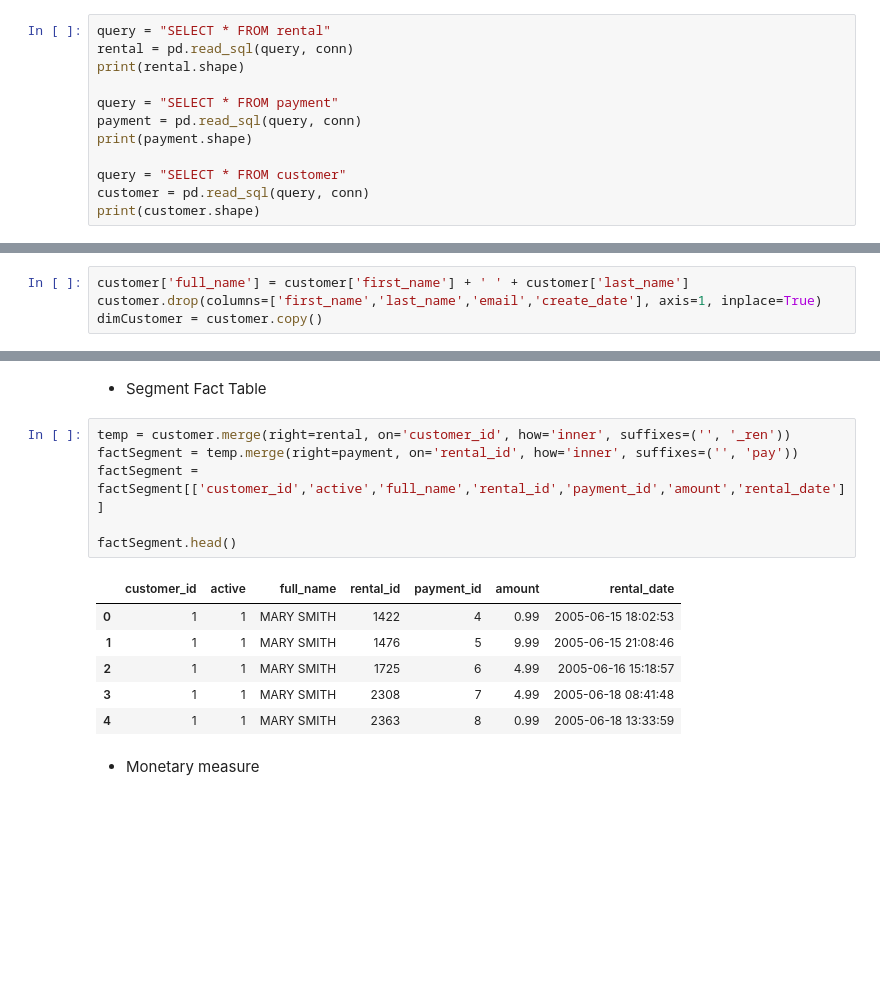
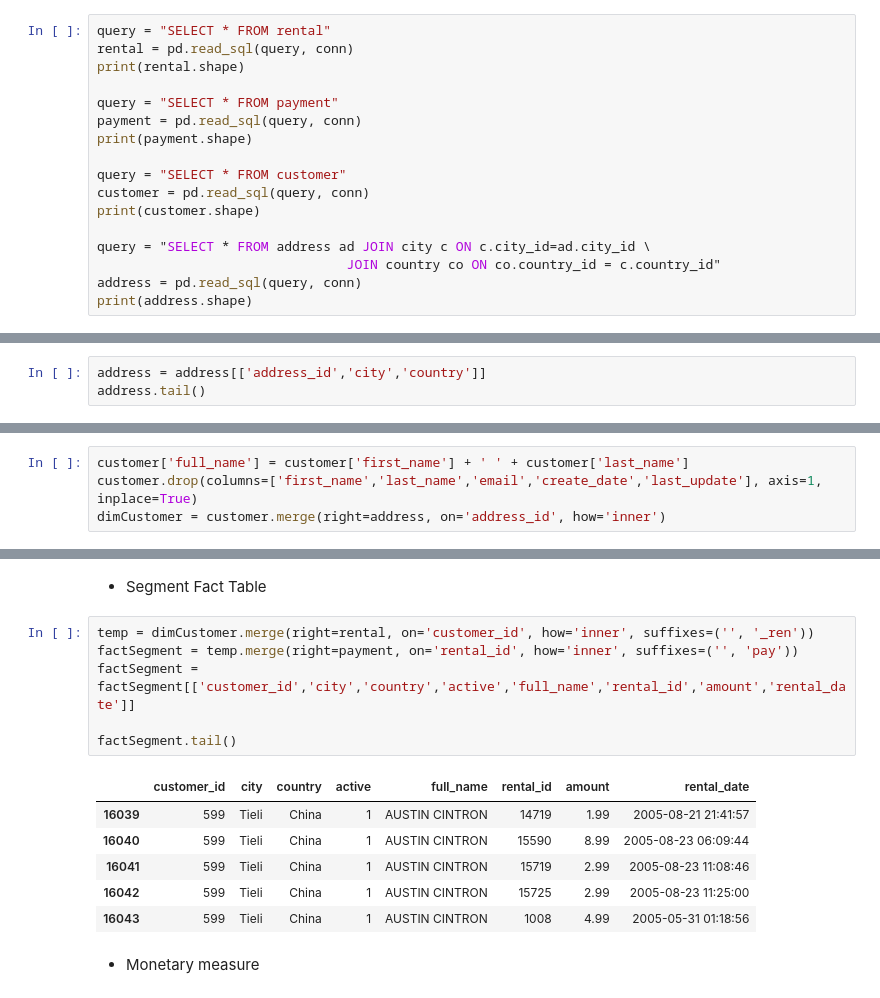
Before and after one commit to Narius2030/Sakila-Business-Analysis, a Jupyter notebook: customer_segment_fact.ipynb, the cells around one changed output, grey strips where cells are left out. Drawn from its saved outputs; the diff is of its cells as text; blank space fills up the shorter version.

```diff
--- a/customer_segment_fact.ipynb
+++ b/customer_segment_fact.ipynb
@@ -17,6 +18,11 @@ print(payment.shape)
 query = "SELECT * FROM customer"
 customer = pd.read_sql(query, conn)
 print(customer.shape)
+
+query = "SELECT * FROM address ad JOIN city c ON c.city_id=ad.city_id \
+                                JOIN country co ON co.country_id = c.country_id"
+address = pd.read_sql(query, conn)
+print(address.shape)
 # %% [output]
 (16044, 7)
 (16049, 7)
@@ -48,3 +55,6 @@ customer.head()
 | 2 | 3 | 1 | LINDA | WILLIAMS | LINDA.WILLIAMS@sakilacustomer.org | 7 | 1 | 2006-02-14 22:04:36 | 2006-02-15 04:57:20 |
 | 3 | 4 | 2 | BARBARA | JONES | BARBARA.JONES@sakilacustomer.org | 8 | 1 | 2006-02-14 22:04:36 | 2006-02-15 04:57:20 |
 | 4 | 5 | 1 | ELIZABETH | BROWN | ELIZABETH.BROWN@sakilacustomer.org | 9 | 1 | 2006-02-14 22:04:36 | 2006-02-15 04:57:20 |
+# %%
+address = address[['address_id','city','country']]
+address.tail()
@@ -70,5 +108,5 @@ dimRental.head()
 * Customer Dimension
 # %%
 customer['full_name'] = customer['first_name'] + ' ' + customer['last_name']
-customer.drop(columns=['first_name','last_name','email','create_date'], axis=1, inplace=True)
-dimCustomer = customer.copy()
+customer.drop(columns=['first_name','last_name','email','create_date','last_update'], axis=1, inplace=True)
+dimCustomer = customer.merge(right=address, on='address_id', how='inner')
@@ -84,18 +138,18 @@ dimCustomer.head()
 # %% [markdown]
 * Segment Fact Table
 # %%
-temp = customer.merge(right=rental, on='customer_id', how='inner', suffixes=('', '_ren'))
+temp = dimCustomer.merge(right=rental, on='customer_id', how='inner', suffixes=('', '_ren'))
 factSegment = temp.merge(right=payment, on='rental_id', how='inner', suffixes=('', 'pay'))
-factSegment = factSegment[['customer_id','active','full_name','rental_id','payment_id','amount','rental_date']]
+factSegment = factSegment[['customer_id','city','country','active','full_name','rental_id','amount','rental_date']]
 
-factSegment.head()
+factSegment.tail()
 # %% [output]
-|  | customer_id | active | full_name | rental_id | payment_id | amount | rental_date |
-| 0 | 1 | 1 | MARY SMITH | 1422 | 4 | 0.99 | 2005-06-15 18:02:53 |
-| 1 | 1 | 1 | MARY SMITH | 1476 | 5 | 9.99 | 2005-06-15 21:08:46 |
-| 2 | 1 | 1 | MARY SMITH | 1725 | 6 | 4.99 | 2005-06-16 15:18:57 |
-| 3 | 1 | 1 | MARY SMITH | 2308 | 7 | 4.99 | 2005-06-18 08:41:48 |
-| 4 | 1 | 1 | MARY SMITH | 2363 | 8 | 0.99 | 2005-06-18 13:33:59 |
+|  | customer_id | city | country | active | full_name | rental_id | amount | rental_date |
+| 16039 | 599 | Tieli | China | 1 | AUSTIN CINTRON | 14719 | 1.99 | 2005-08-21 21:41:57 |
+| 16040 | 599 | Tieli | China | 1 | AUSTIN CINTRON | 15590 | 8.99 | 2005-08-23 06:09:44 |
+| 16041 | 599 | Tieli | China | 1 | AUSTIN CINTRON | 15719 | 2.99 | 2005-08-23 11:08:46 |
+| 16042 | 599 | Tieli | China | 1 | AUSTIN CINTRON | 15725 | 2.99 | 2005-08-23 11:25:00 |
+| 16043 | 599 | Tieli | China | 1 | AUSTIN CINTRON | 1008 | 4.99 | 2005-05-31 01:18:56 |
 # %% [markdown]
 * Monetary measure
 # %%
```
Also changed, not shown: parts of 11 cells of this notebook, 8 other files.
